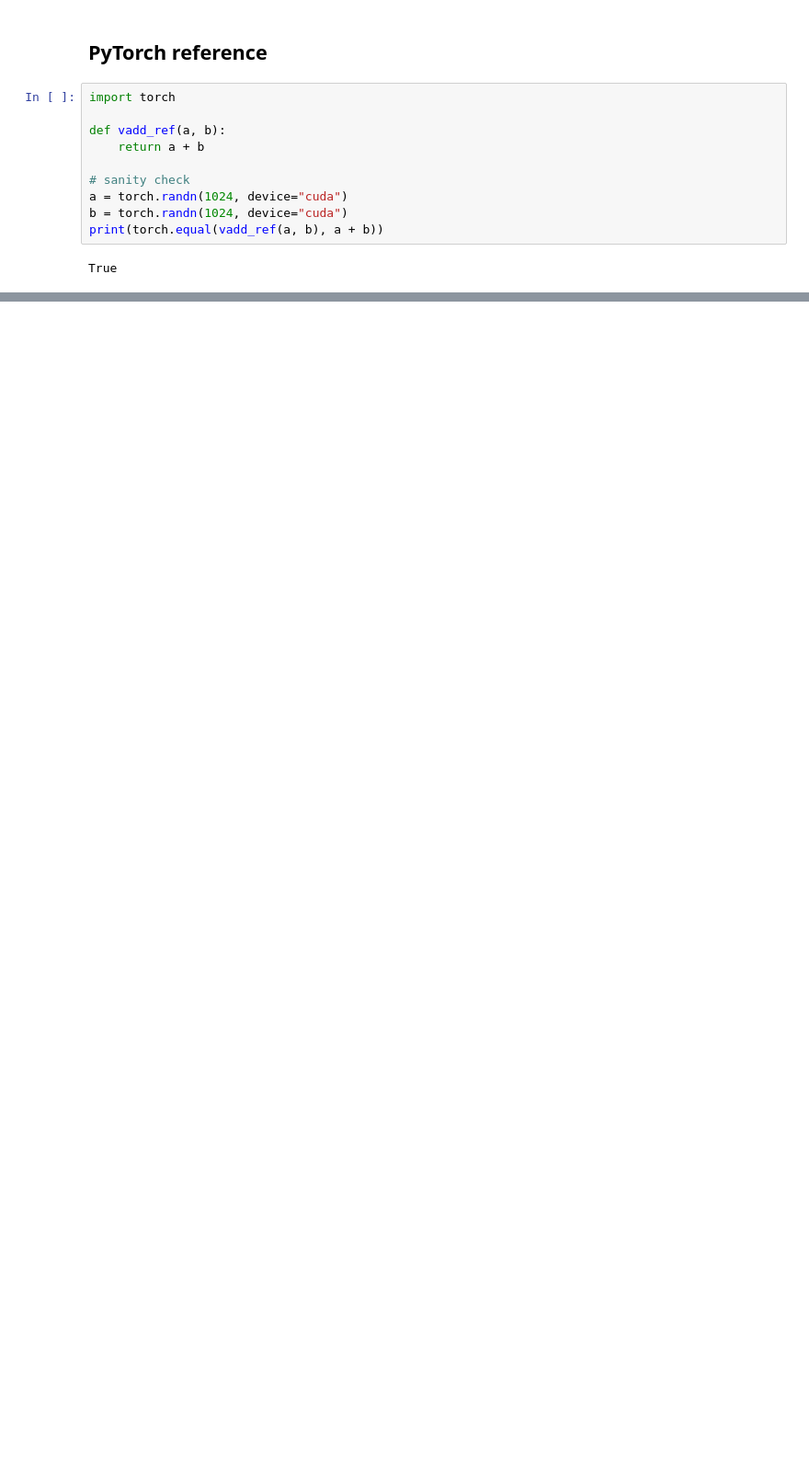
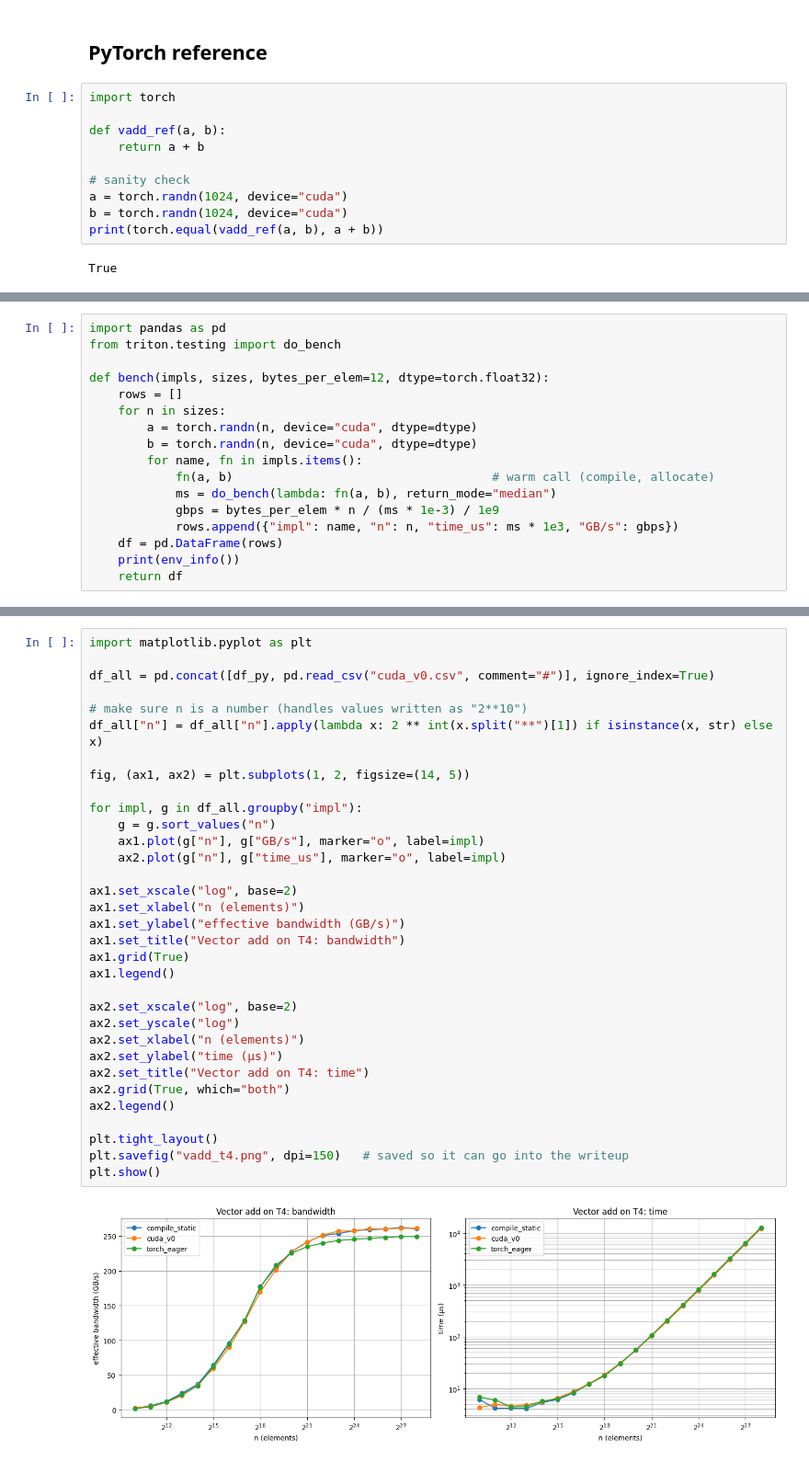
Before and after one commit to susmitsingh01/cuda-triton-llm-kernels, a Jupyter notebook: 01_vadd.ipynb, the cells around one changed output, grey strips where cells are left out. Shown at 92% size. Cells and saved outputs as stored; diff of their text form; blank space fills up the shorter version.

```diff
--- a/01_vadd.ipynb
+++ b/01_vadd.ipynb
@@ -59,0 +73,17 @@ True
+# %%
+import pandas as pd
+from triton.testing import do_bench
+
+def bench(impls, sizes, bytes_per_elem=12, dtype=torch.float32):
+    rows = []
+    for n in sizes:
+        a = torch.randn(n, device="cuda", dtype=dtype)
+        b = torch.randn(n, device="cuda", dtype=dtype)
+        for name, fn in impls.items():
+            fn(a, b)                                    # warm call (compile, allocate)
+            ms = do_bench(lambda: fn(a, b), return_mode="median")
+            gbps = bytes_per_elem * n / (ms * 1e-3) / 1e9
+            rows.append({"impl": name, "n": n, "time_us": ms * 1e3, "GB/s": gbps})
+    df = pd.DataFrame(rows)
+    print(env_info())
+    return df
@@ -59,0 +428,35 @@ True
+# %%
+import matplotlib.pyplot as plt
+
+df_all = pd.concat([df_py, pd.read_csv("cuda_v0.csv", comment="#")], ignore_index=True)
+
+# make sure n is a number (handles values written as "2**10")
+df_all["n"] = df_all["n"].apply(lambda x: 2 ** int(x.split("**")[1]) if isinstance(x, str) else x)
+
+fig, (ax1, ax2) = plt.subplots(1, 2, figsize=(14, 5))
+
+for impl, g in df_all.groupby("impl"):
+    g = g.sort_values("n")
+    ax1.plot(g["n"], g["GB/s"], marker="o", label=impl)
+    ax2.plot(g["n"], g["time_us"], marker="o", label=impl)
+
+ax1.set_xscale("log", base=2)
+ax1.set_xlabel("n (elements)")
+ax1.set_ylabel("effective bandwidth (GB/s)")
+ax1.set_title("Vector add on T4: bandwidth")
+ax1.grid(True)
+ax1.legend()
+
+ax2.set_xscale("log", base=2)
+ax2.set_yscale("log")
+ax2.set_xlabel("n (elements)")
+ax2.set_ylabel("time (µs)")
+ax2.set_title("Vector add on T4: time")
+ax2.grid(True, which="both")
+ax2.legend()
+
+plt.tight_layout()
+plt.savefig("vadd_t4.png", dpi=150)   # saved so it can go into the writeup
+plt.show()
+# %% [output]
+[figure, added]
```
Also changed, not shown: parts of 39 cells of this notebook.
